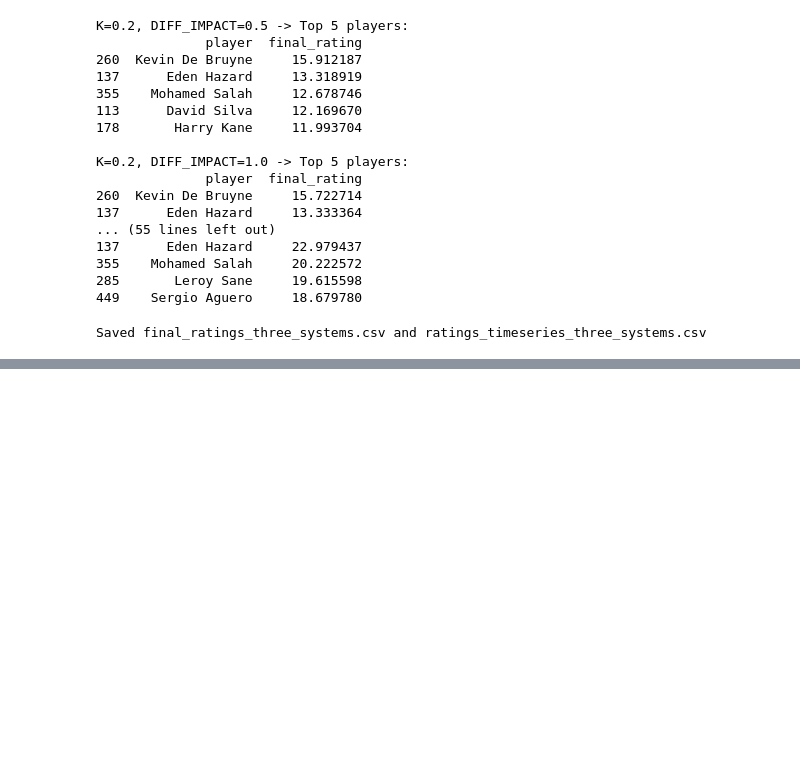
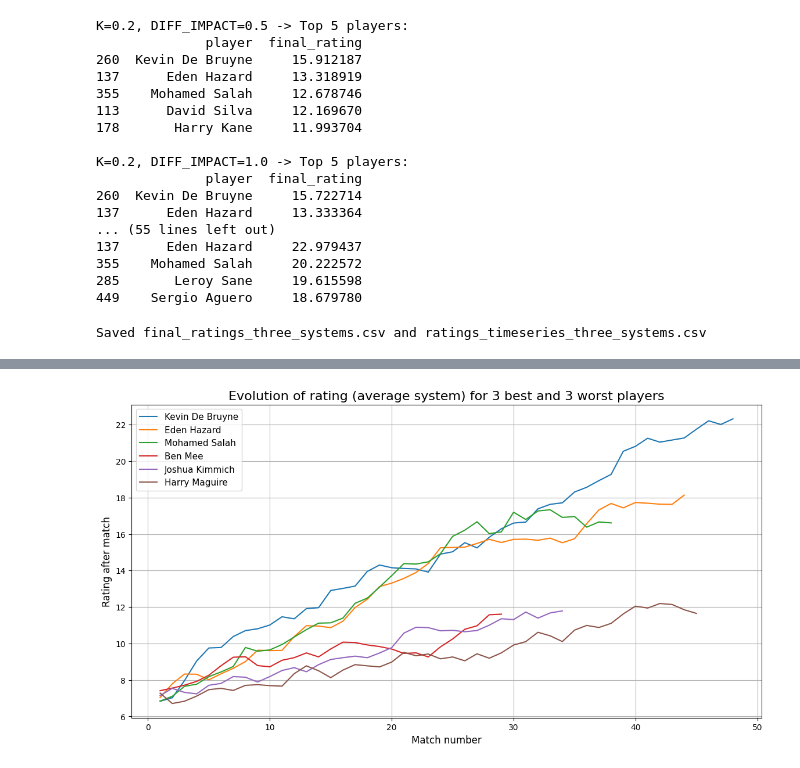
Before and after one commit to AntoineMagninn/GOAL, a Jupyter notebook: Model.ipynb, the cells around one changed output, grey strips where cells are left out. Cells and saved outputs as stored; diff of their text form; code cells hidden in the pictures; blank space fills up the shorter version.

```diff
--- a/Model.ipynb
+++ b/Model.ipynb
@@ -333,0 +357,27 @@ Top 5 by human note:
+# %%
+import matplotlib.pyplot as plt
+
+# Get top 3 and bottom 3 players by final_rating
+best_players = top_20.head(3)["player"].tolist()
+worst_players = top_20.tail(3)["player"].tolist()
+
+# Combine for plotting
+players_to_plot = best_players + worst_players
+
+# Filter time series for these players (average system)
+df_plot = ts_avg[ts_avg["player"].isin(players_to_plot)].copy()
+df_plot["match_number"] = df_plot.groupby("player").cumcount() + 1
+
+plt.figure(figsize=(14, 7))
+for player in players_to_plot:
+    player_data = df_plot[df_plot["player"] == player]
+    plt.plot(player_data["match_number"], player_data["rating_after"], label=player)
+
+plt.xlabel("Match number")
+plt.ylabel("Rating after match")
+plt.title("Evolution of rating (average system) for 3 best and 3 worst players")
+plt.legend()
+plt.grid(True)
+plt.show()
+# %% [output]
+[figure, added]
```
Also changed, not shown: parts of 2 cells of this notebook.
